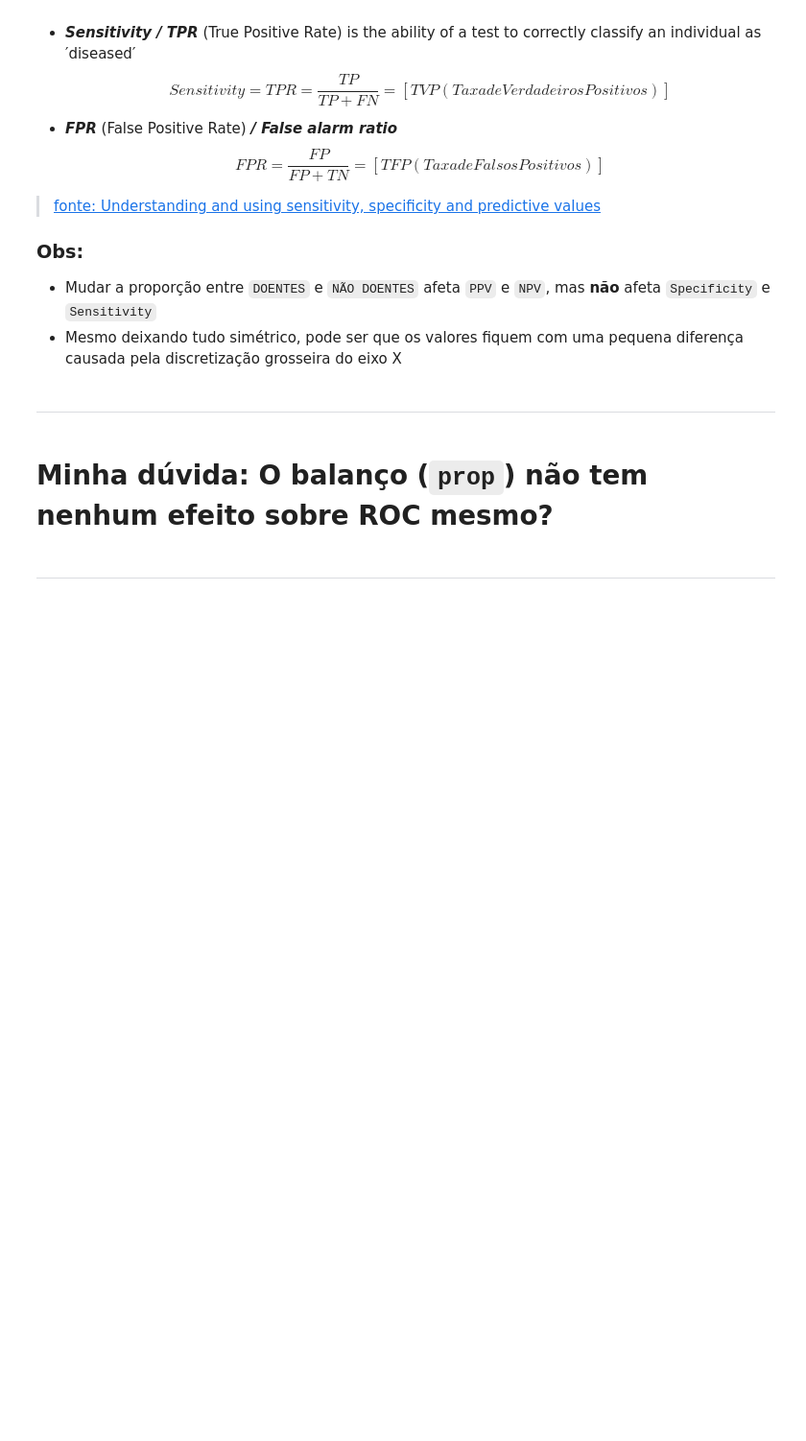
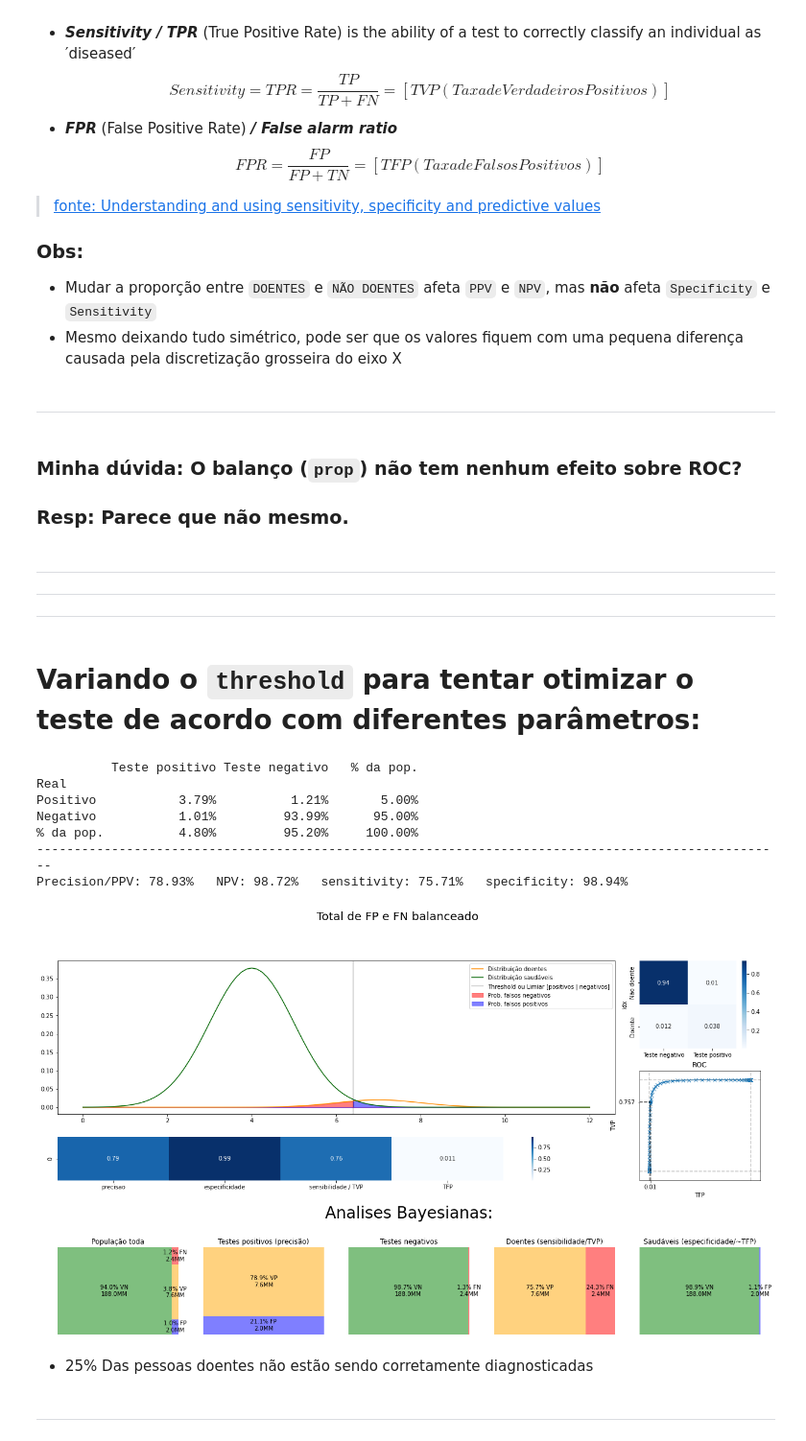
Before and after one commit to lmkawakami/misc-notebooks, a Jupyter notebook: 03_matriz_confusão/matriz_confusão.ipynb, the cells around one changed output. Shown at 96% size. Saved outputs shown, nothing was run; the diff lists cells and outputs as text; code cells hidden in the pictures; blank space fills up the shorter version.

```diff
--- a/03_matriz_confusão/matriz_confusão.ipynb
+++ b/03_matriz_confusão/matriz_confusão.ipynb
@@ -225,24 +212,40 @@ def percentify(val):
 # Discretização do eixo X
 xs_glob = list(np.linspace(0,12,100))
 
-def plot_pdfs(mu_doente, sigma_doente, mu_saudavel, sigma_saudavel, prop, threshold, fill_positives=False):
+def plot_pdfs(mu_doente, sigma_doente, mu_saudavel, sigma_saudavel, prop, threshold, fill_positives=False, title=None):
 
     # Truque pra usar menos pontos e mesmo assim hachurar a área bonitinho
     xs = pd.Series([threshold-0.001,threshold+0.001]+xs_glob).sort_values()
 
     threshold_index = np.where(xs>threshold)[0][0]
-    fig = plt.figure(figsize=(22,11))
-    gs = GridSpec(ncols=5, nrows=4, hspace=.4, height_ratios=[2,1,1,2])
+    fig = plt.figure(figsize=(22,12))
+    if title:
+        fig.suptitle(title, fontsize=20)
+    gs = GridSpec(ncols=5, nrows=5, hspace=.4, height_ratios=[2,1,1,.5,2])
     plot = fig.add_subplot(gs[0:2,:4])
     matrix = fig.add_subplot(gs[0,4:])
     coefs = fig.add_subplot(gs[2,:4])
     roc_plot = fig.add_subplot(gs[1:3,4:])
+    bayes_text = fig.add_subplot(gs[3,:])
 
-    plot1 = fig.add_subplot(gs[3,0])
-    plot2 = fig.add_subplot(gs[3,1])
-    plot3 = fig.add_subplot(gs[3,2])
-    plot4 = fig.add_subplot(gs[3,3])
-    plot5 = fig.add_subplot(gs[3,4])
+    # text_kwargs = dict(ha='center', va='center', fontsize=28, color='C1')
+    bayes_text.text(0.5, 0.5, 'Analises Bayesianas:', ha='center', va='center', fontsize=28)
+    bayes_text.tick_params(
+        # axis='x',          # changes apply to the x-axis
+        which='both',      # both major and minor ticks are affected
+        bottom=False,      # ticks along the bottom edge are off
+        top=False,         # ticks along the top edge are off
+        labelleft = False,
+        left=False,
+        labelbottom=False) # labels along the bottom edge are off
+    for sp in bayes_text.spines.values():
+        sp.set_visible(False)
+
+    plot1 = fig.add_subplot(gs[4,0])
+    plot2 = fig.add_subplot(gs[4,1])
+    plot3 = fig.add_subplot(gs[4,2])
+    plot4 = fig.add_subplot(gs[4,3])
+    plot5 = fig.add_subplot(gs[4,4])
 
     # valores da PDF para os DOENTES
     y1s = norm.pdf(xs, loc=mu_doente, scale=sigma_doente)*prop
@@ -417,6 +433,26 @@ $$FPR = \frac{FP}{FP + TN} = [TFP (Taxa de Falsos Positivos)]$$
 # %% [markdown]
 ---
 # %% [markdown]
-# Minha dúvida: O balanço (`prop`) não tem nenhum efeito sobre ROC mesmo?
+### Minha dúvida: O balanço (`prop`) não tem nenhum efeito sobre ROC?
+### Resp: Parece que não mesmo.
+# %% [markdown]
+---
+---
+---
+# %% [markdown]
+# Variando o `threshold` para tentar otimizar o teste de acordo com diferentes parâmetros:
+# %%
+plot_pdfs(mu_doente=7, sigma_doente=1, mu_saudavel=4, sigma_saudavel=1, prop=0.05, threshold=6.4, fill_positives=False, title='Total de FP e FN balanceado')
+# %% [output]
+          Teste positivo Teste negativo   % da pop.
+Real
+Positivo           3.79%          1.21%       5.00%
+Negativo           1.01%         93.99%      95.00%
+% da pop.          4.80%         95.20%     100.00%
+----------------------------------------------------------------------------------------------------
+Precision/PPV: 78.93%   NPV: 98.72%   sensitivity: 75.71%   specificity: 98.94%
+[figure, added]
+# %% [markdown]
+- 25% Das pessoas doentes não estão sendo corretamente diagnosticadas
 # %% [markdown]
 ---
```
Also changed, not shown: parts of 16 cells of this notebook, 26 other files.
